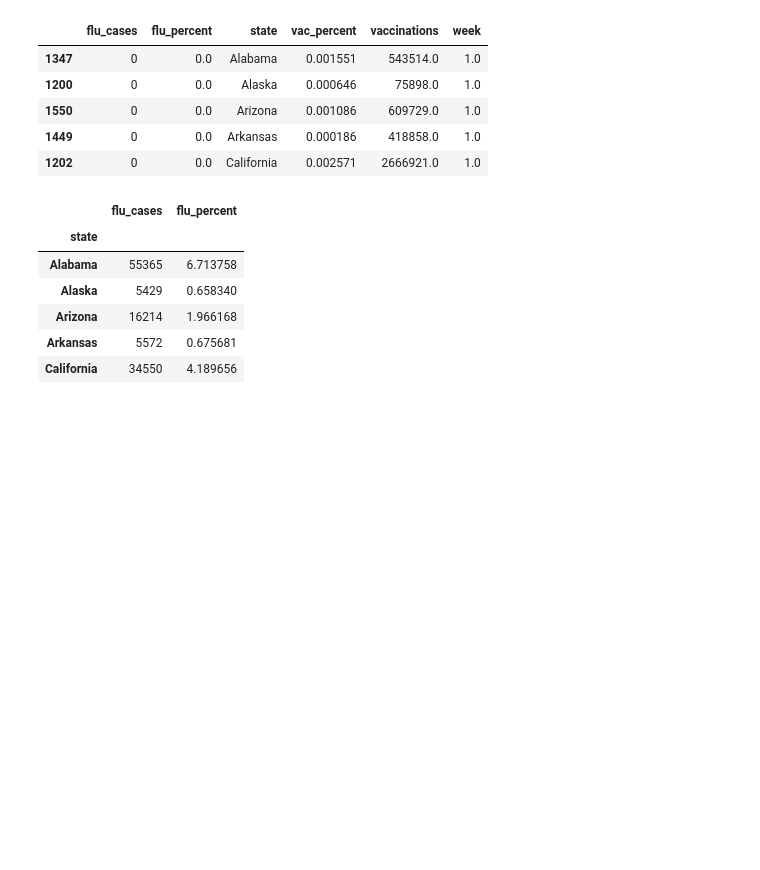
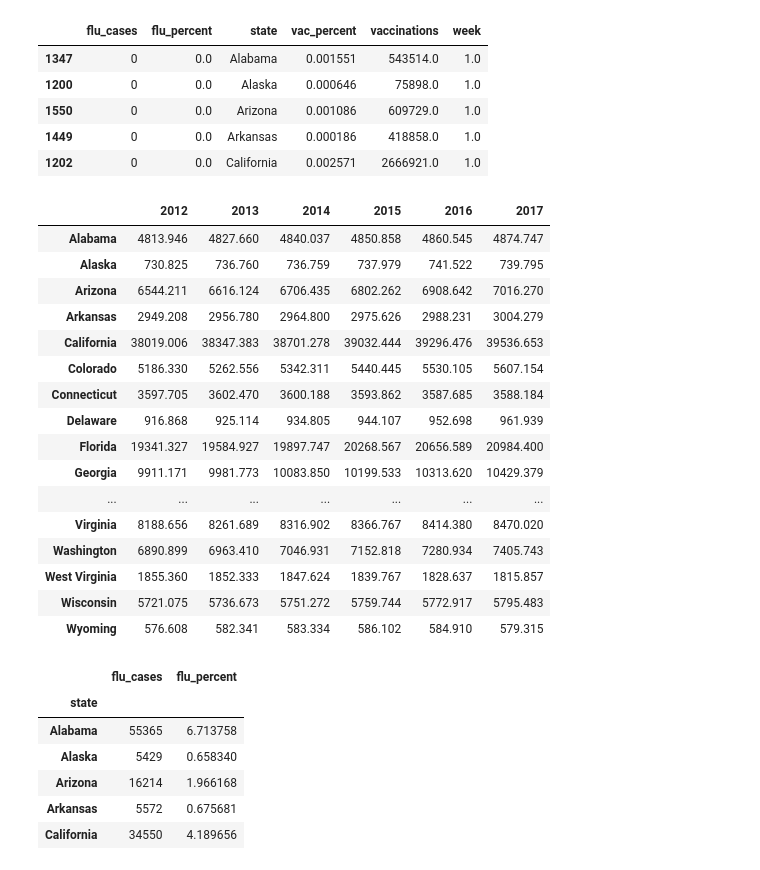
Before and after one commit to zhan656/bootcamp_project1, a Jupyter notebook: heatmap by state.ipynb, the cells around one changed output. Cells and saved outputs as stored; diff of their text form; code cells hidden in the pictures; blank space fills up the shorter version.

```diff
--- a/heatmap by state.ipynb
+++ b/heatmap by state.ipynb
@@ -20,6 +21,28 @@ df_state.head()
 | 1550 | 0 | 0.0 | Arizona | 0.001086 | 609729.0 | 1.0 |
 | 1449 | 0 | 0.0 | Arkansas | 0.000186 | 418858.0 | 1.0 |
 | 1202 | 0 | 0.0 | California | 0.002571 | 2666921.0 | 1.0 |
+# %%
+state_pop = pd.read_csv('STATE_POP.csv').T
+state_pop = state_pop.rename(index=str, columns={0:'2012',1:'2013',2:'2014',3:'2015',4:'2016',5:'2017'})
+state_pop
+# %% [output]
+|  | 2012 | 2013 | 2014 | 2015 | 2016 | 2017 |
+| Alabama | 4813.946 | 4827.660 | 4840.037 | 4850.858 | 4860.545 | 4874.747 |
+| Alaska | 730.825 | 736.760 | 736.759 | 737.979 | 741.522 | 739.795 |
+| Arizona | 6544.211 | 6616.124 | 6706.435 | 6802.262 | 6908.642 | 7016.270 |
+| Arkansas | 2949.208 | 2956.780 | 2964.800 | 2975.626 | 2988.231 | 3004.279 |
+| California | 38019.006 | 38347.383 | 38701.278 | 39032.444 | 39296.476 | 39536.653 |
+| Colorado | 5186.330 | 5262.556 | 5342.311 | 5440.445 | 5530.105 | 5607.154 |
+| Connecticut | 3597.705 | 3602.470 | 3600.188 | 3593.862 | 3587.685 | 3588.184 |
+| Delaware | 916.868 | 925.114 | 934.805 | 944.107 | 952.698 | 961.939 |
+| Florida | 19341.327 | 19584.927 | 19897.747 | 20268.567 | 20656.589 | 20984.400 |
+| Georgia | 9911.171 | 9981.773 | 10083.850 | 10199.533 | 10313.620 | 10429.379 |
+| ... | ... | ... | ... | ... | ... | ... |
+| Virginia | 8188.656 | 8261.689 | 8316.902 | 8366.767 | 8414.380 | 8470.020 |
+| Washington | 6890.899 | 6963.410 | 7046.931 | 7152.818 | 7280.934 | 7405.743 |
+| West Virginia | 1855.360 | 1852.333 | 1847.624 | 1839.767 | 1828.637 | 1815.857 |
+| Wisconsin | 5721.075 | 5736.673 | 5751.272 | 5759.744 | 5772.917 | 5795.483 |
+| Wyoming | 576.608 | 582.341 | 583.334 | 586.102 | 584.910 | 579.315 |
 # %%
 #df_state.loc[df_state['state']=="Alabama",:]
 # %%
```
Also changed, not shown: parts of 17 cells of this notebook, 3 other files.
